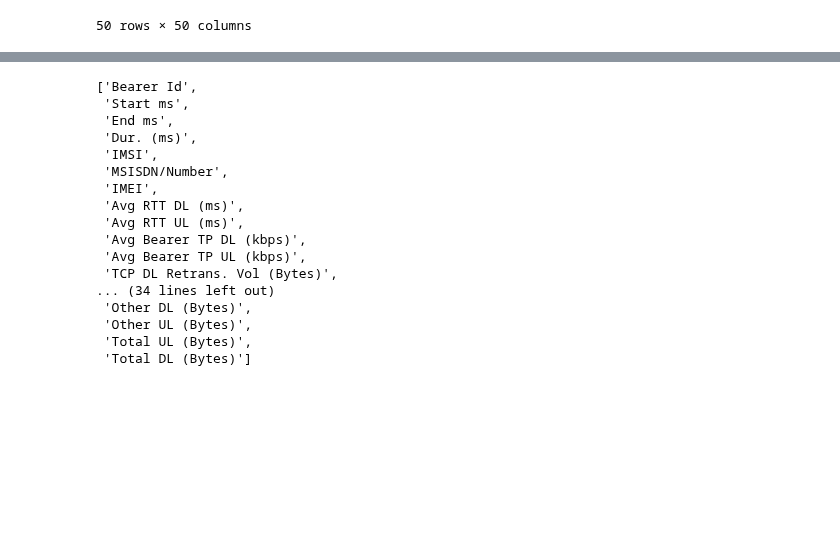
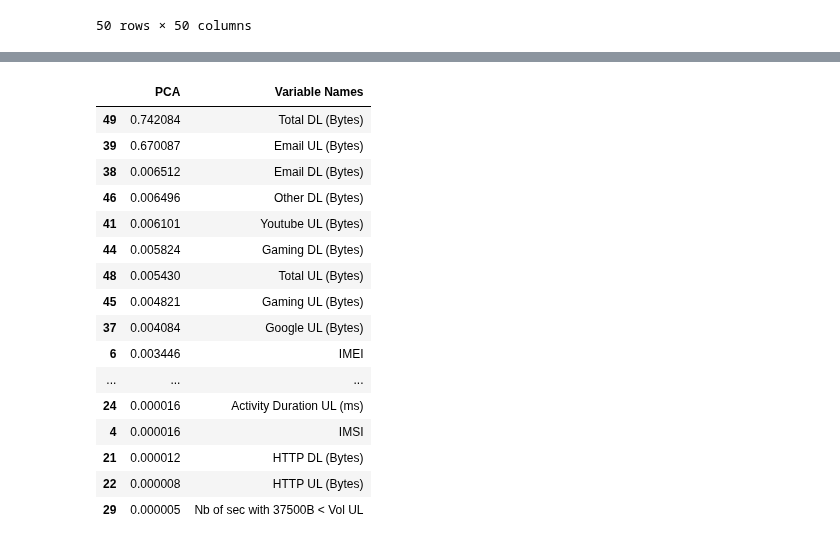
Before and after one commit to tutorialcreation/TelComChallenge, a Jupyter notebook: notebooks/Analysis.ipynb, the cells around one changed output, grey strips where cells are left out. Cells and saved outputs as stored; diff of their text form; code cells hidden in the pictures; blank space fills up the shorter version.

```diff
--- a/notebooks/Analysis.ipynb
+++ b/notebooks/Analysis.ipynb
@@ -560,20 +555,20 @@ numerical_features = store_features(df,"numeric","number")
-# %%
-numerical_features
-# %% [output]
-['Bearer Id',
- 'Start ms',
- 'End ms',
- 'Dur. (ms)',
- 'IMSI',
- 'MSISDN/Number',
- 'IMEI',
- 'Avg RTT DL (ms)',
- 'Avg RTT UL (ms)',
- 'Avg Bearer TP DL (kbps)',
- 'Avg Bearer TP UL (kbps)',
- 'TCP DL Retrans. Vol (Bytes)',
-... (34 lines left out)
- 'Other DL (Bytes)',
- 'Other UL (Bytes)',
- 'Total UL (Bytes)',
- 'Total DL (Bytes)']
+# %%
+pca_analysis(numeric_df,numerical_features,10,48,1)
+# %% [output]
+|  | PCA | Variable Names |
+| 49 | 0.742084 | Total DL (Bytes) |
+| 39 | 0.670087 | Email UL (Bytes) |
+| 38 | 0.006512 | Email DL (Bytes) |
+| 46 | 0.006496 | Other DL (Bytes) |
+| 41 | 0.006101 | Youtube UL (Bytes) |
+| 44 | 0.005824 | Gaming DL (Bytes) |
+| 48 | 0.005430 | Total UL (Bytes) |
+| 45 | 0.004821 | Gaming UL (Bytes) |
+| 37 | 0.004084 | Google UL (Bytes) |
+| 6 | 0.003446 | IMEI |
+| ... | ... | ... |
+| 24 | 0.000016 | Activity Duration UL (ms) |
+| 4 | 0.000016 | IMSI |
+| 21 | 0.000012 | HTTP DL (Bytes) |
+| 22 | 0.000008 | HTTP UL (Bytes) |
+| 29 | 0.000005 | Nb of sec with 37500B < Vol UL |
```
Also changed, not shown: parts of 31 cells of this notebook.
